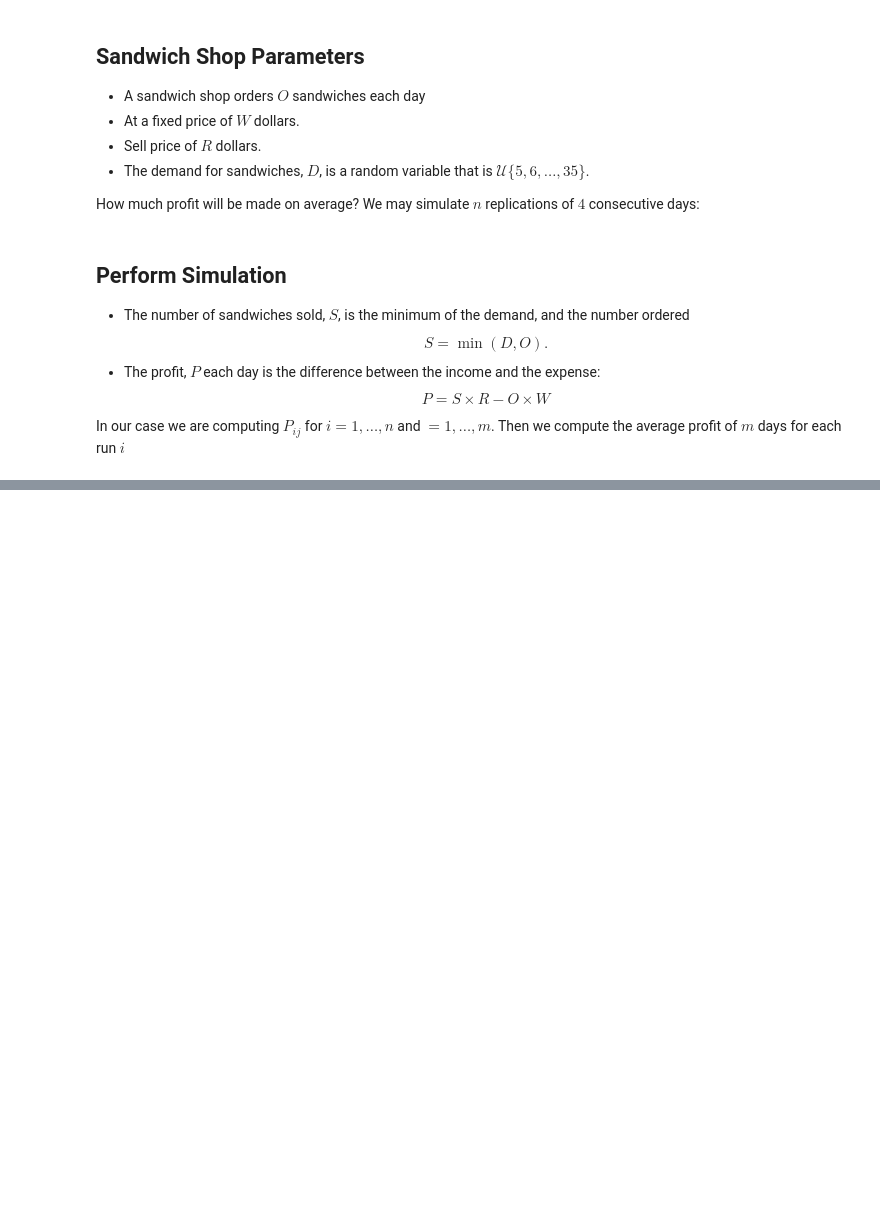
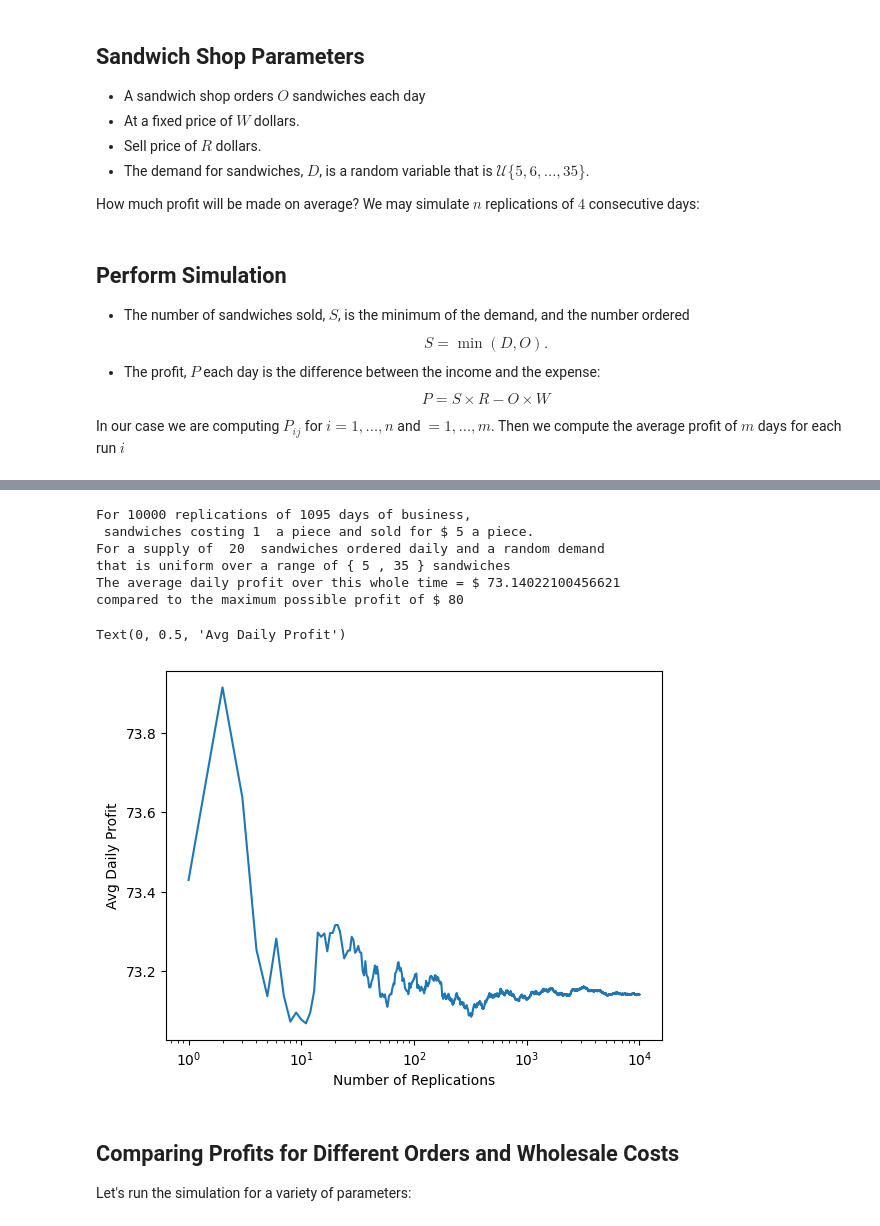
Before and after one commit to yding2/MATH565CourseCodes, a Jupyter notebook: SandwichShopSimulation.ipynb, the cells around one changed output, grey strips where cells are left out. Cells and saved outputs as stored; diff of their text form; code cells hidden in the pictures; blank space fills up the shorter version.

Commit message:
Add all simulations need debug

```diff
--- a/SandwichShopSimulation.ipynb
+++ b/SandwichShopSimulation.ipynb
@@ -34,13 +34,4 @@ $$S = \min (D,O).$$
 $$P = S \times R - O \times W$$
 
 In our case we are computing $P_{ij}$ for $i=1, \ldots, n$ and $ = 1, \ldots, m$.  Then we compute the average profit of $m$ days for each run $i$
-# %%
-wholeprofit = 0
-for i in range(nreps):
-    for j in range(ndays):
-        demand = rd.randint(demandlo,demandhi)
-        sold = np.min([demand,order])
-        dayprofit = sold*retail-sold*whole
-        wholeprofit = dayprofit + wholeprofit
-avgprofit = wholeprofit/nreps/ndays
 # %%
@@ -65,0 +91,39 @@ compared to the maximum possible profit of $ 100
+# %%
+sold[:,0] = np.minimum(demand[:,0],order)
+remain = np.zeros((nreps,ndays))
+remain[:,0] = order -sold[:,0]
+for j in range(1,ndays):
+    sold[:,j] = np.minimum(demand[:,j],order + remain[:,j-1])
+    remain[:,j] = order + np.minimum(remain[:,j-1]-sold[:,j],0) #cannot keep sandwiches more than one day
+
+dayprofit = sold*retail-order*whole # profit for the day
+avgprofitrun = np.mean(dayprofit, axis = 1) # average profit for the first m days
+avgprofit= np.mean(dayprofit)  # average profit over all runs and days
+# %%
+#Numerical output
+
+print("For", nreps, "replications of", ndays, "days of business, \n",
+      "sandwiches costing", whole, " a piece and sold for $",retail, "a piece.")
+print("For a supply of ", order, " sandwiches ordered daily and a random demand\n"
+       "that is uniform over a range of {", demandlo, ",",demandhi,"} sandwiches" )
+print("The average daily profit over this whole time = $", avgprofit, "\n"
+      "compared to the maximum possible profit of $",order*(retail-whole))
+# %% [output]
+For 10000 replications of 1095 days of business,
+ sandwiches costing 1  a piece and sold for $ 5 a piece.
+For a supply of  20  sandwiches ordered daily and a random demand
+that is uniform over a range of { 5 , 35 } sandwiches
+The average daily profit over this whole time = $ 73.14022100456621
+compared to the maximum possible profit of $ 80
+# %%
+# Plot daily and cumulative average profit
+plt.figure()
+plt.semilogx(nrvec,np.cumsum(avgprofitrun)/nrvec)
+plt.xlabel('Number of Replications')
+plt.ylabel('Avg Daily Profit')
+# %% [output]
+Text(0, 0.5, 'Avg Daily Profit')
+[figure, added]
+# %% [markdown]
+## Comparing Profits for Different Orders and Wholesale Costs
+Let's run the simulation for a variety of parameters:
```
Also changed, not shown: parts of 8 cells of this notebook.
